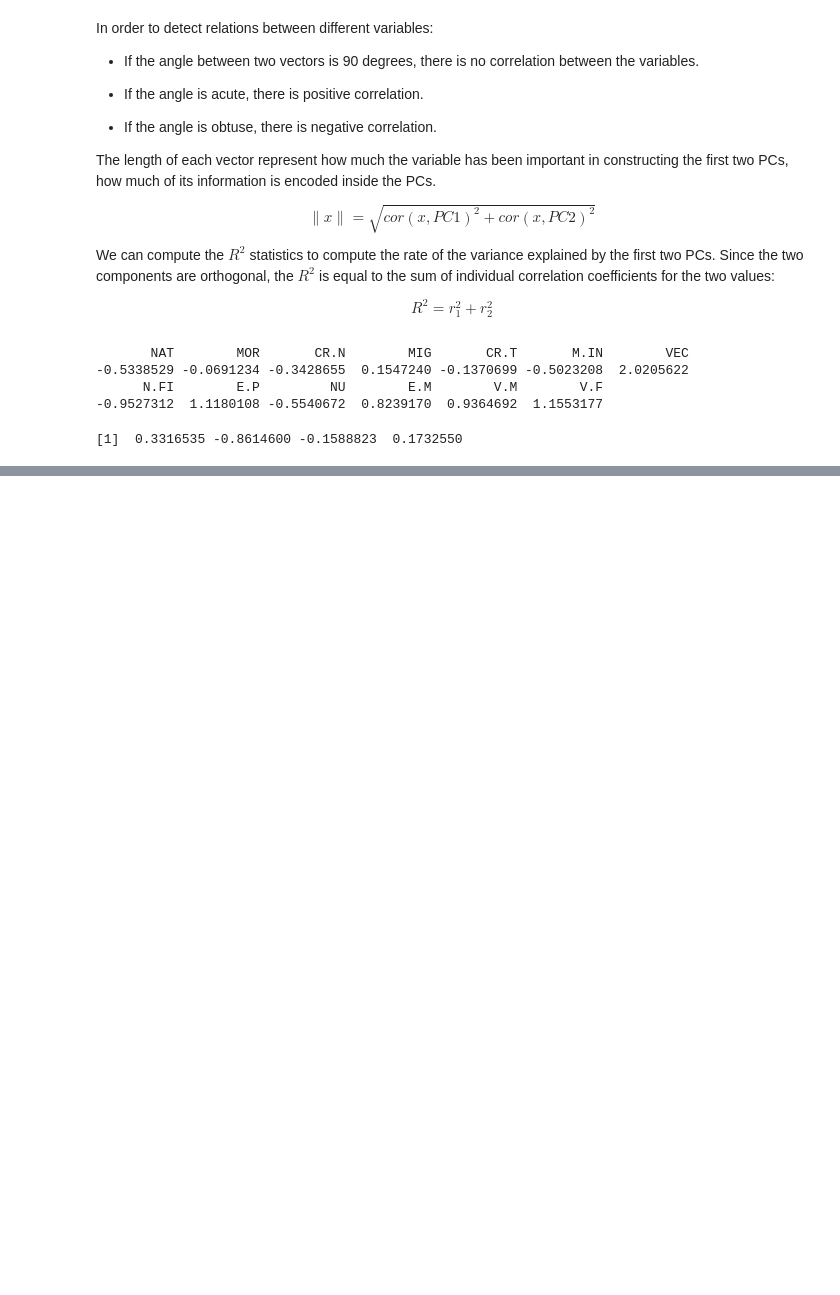
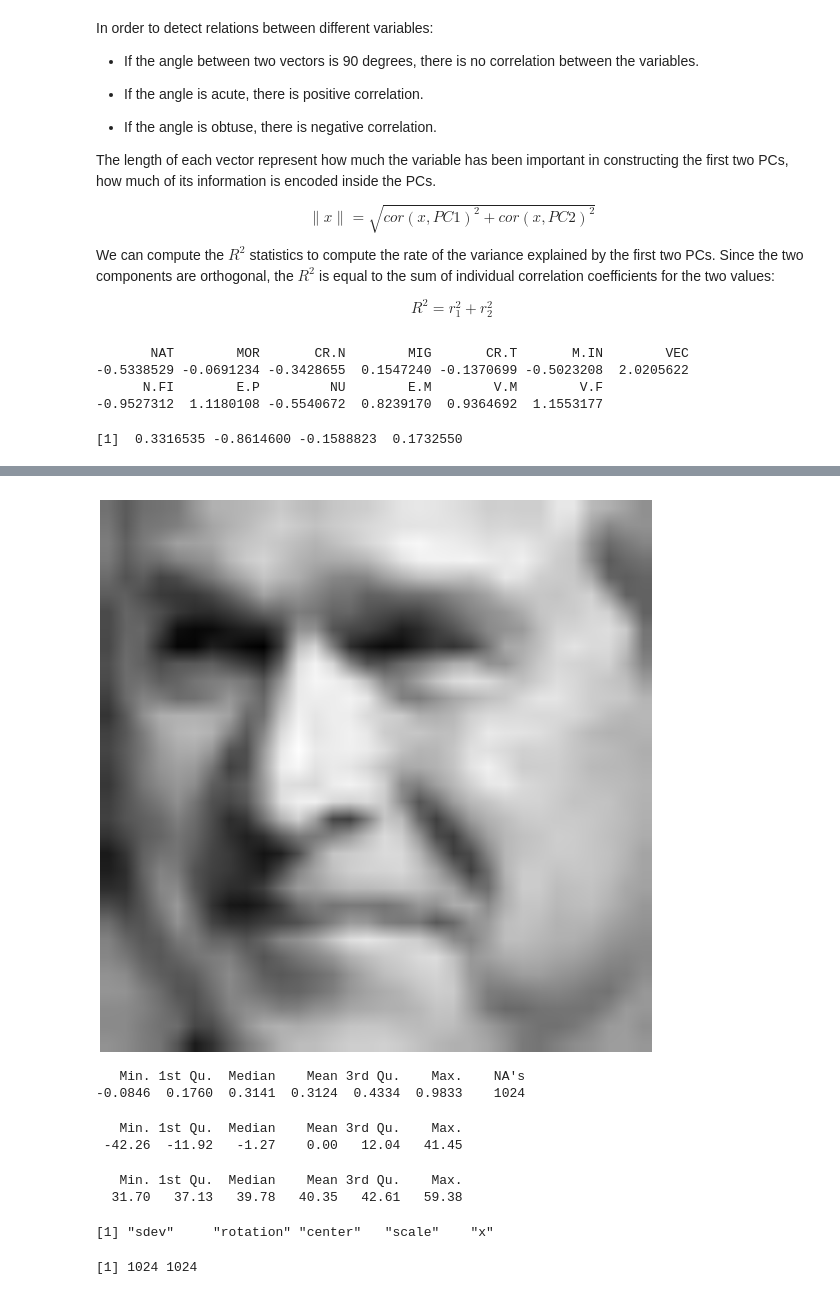
Before and after one commit to gsarti/mlda-course-units, a Jupyter notebook: 14_pca/pca.ipynb, the cells around one changed output, grey strips where cells are left out. Cells and saved outputs as stored; diff of their text form; code cells hidden in the pictures; blank space fills up the shorter version.

```diff
--- a/14_pca/pca.ipynb
+++ b/14_pca/pca.ipynb
@@ -441,0 +508,22 @@ corr["VEC",]
+# %%
+# Each image has 1024 features, which represent the greyness of each pixel
+# in the image
+par(mfrow = c(1,1), mar = c(0, 0, 0.5, 0), bg = "darkslategray")
+plot(ll[[15]], axes = F)
+# %% [output]
+[figure, added]
+# %%
+x  %>% cor %>% as.vector %>% replace(.==1,NA) %>% summary
+# %% [output]
+   Min. 1st Qu.  Median    Mean 3rd Qu.    Max.    NA's
+-0.0846  0.1760  0.3141  0.3124  0.4334  0.9833    1024
+# %%
+x %>% colMeans() %>% summary
+# %% [output]
+   Min. 1st Qu.  Median    Mean 3rd Qu.    Max.
+ -42.26  -11.92   -1.27    0.00   12.04   41.45
+# %%
+x %>% var %>% diag %>% sqrt %>% summary
+# %% [output]
+   Min. 1st Qu.  Median    Mean 3rd Qu.    Max.
+  31.70   37.13   39.78   40.35   42.61   59.38
@@ -441,0 +534,8 @@ corr["VEC",]
+# %%
+names(pca)
+# %% [output]
+[1] "sdev"     "rotation" "center"   "scale"    "x"
+# %%
+pca$rot %>% dim
+# %% [output]
+[1] 1024 1024
```
Also changed, not shown: parts of 24 cells of this notebook.
